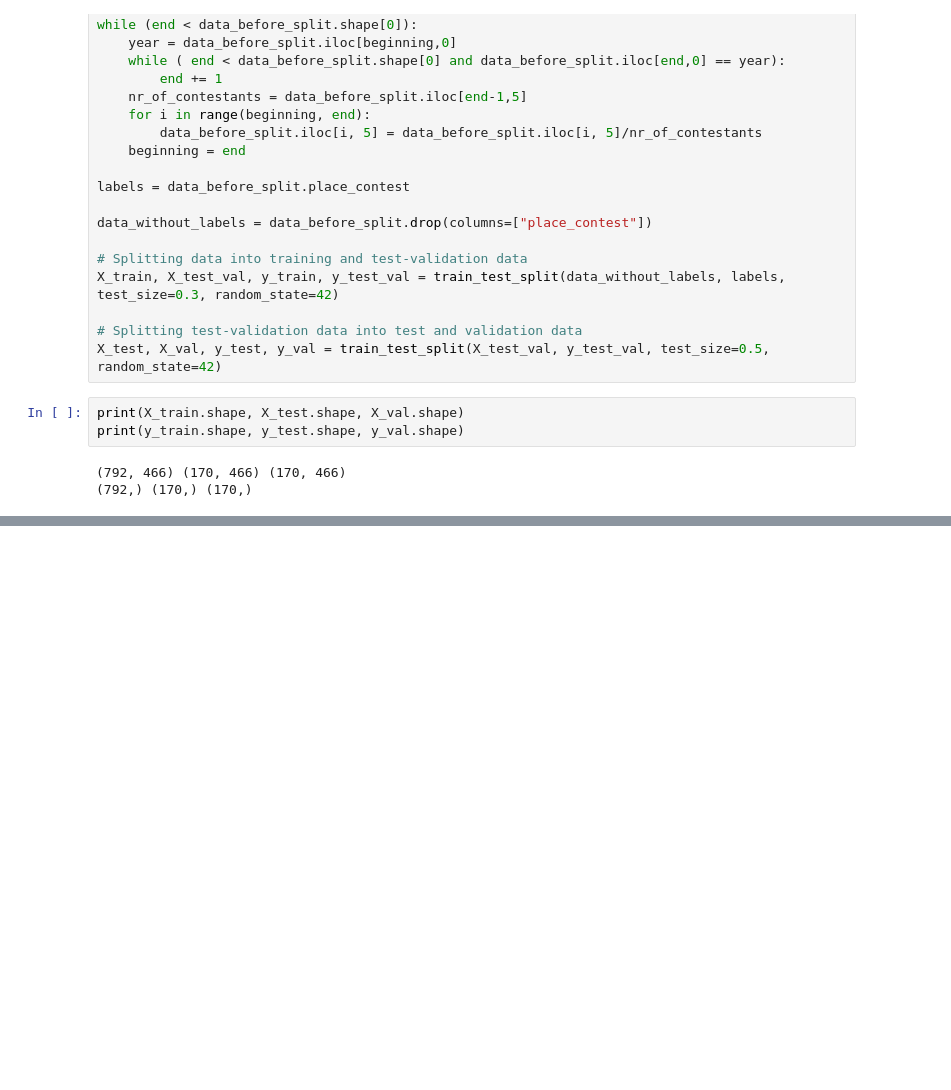
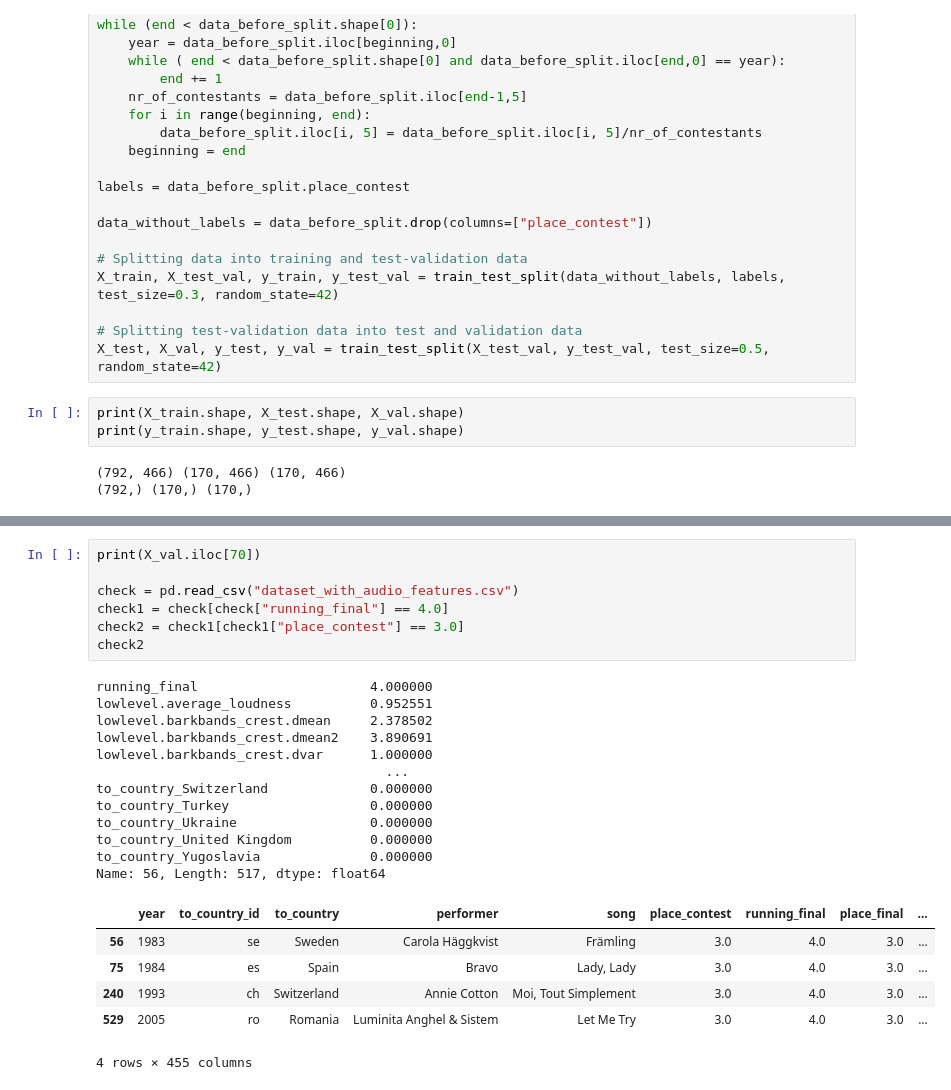
Before and after one commit to MariaKuusvek/Datascience-STM-Project, a Jupyter notebook: Data1.ipynb, the cells around one changed output, grey strips where cells are left out. Cells and saved outputs as stored; diff of their text form; blank space fills up the shorter version.

```diff
--- a/Data1.ipynb
+++ b/Data1.ipynb
@@ -164,0 +199,26 @@ Confusion matrix:
+# %%
+print(X_val.iloc[70])
+
+check = pd.read_csv("dataset_with_audio_features.csv")
+check1 = check[check["running_final"] == 4.0]
+check2 = check1[check1["place_contest"] == 3.0]
+check2
+# %% [output]
+running_final                      4.000000
+lowlevel.average_loudness          0.952551
+lowlevel.barkbands_crest.dmean     2.378502
+lowlevel.barkbands_crest.dmean2    3.890691
+lowlevel.barkbands_crest.dvar      1.000000
+                                     ...
+to_country_Switzerland             0.000000
+to_country_Turkey                  0.000000
+to_country_Ukraine                 0.000000
+to_country_United Kingdom          0.000000
+to_country_Yugoslavia              0.000000
+Name: 56, Length: 517, dtype: float64
+|  | year | to_country_id | to_country | performer | song | place_contest | running_final | place_final | ... |
+| 56 | 1983 | se | Sweden | Carola Häggkvist | Främling | 3.0 | 4.0 | 3.0 | ... |
+| 75 | 1984 | es | Spain | Bravo | Lady, Lady | 3.0 | 4.0 | 3.0 | ... |
+| 240 | 1993 | ch | Switzerland | Annie Cotton | Moi, Tout Simplement | 3.0 | 4.0 | 3.0 | ... |
+| 529 | 2005 | ro | Romania | Luminita Anghel & Sistem | Let Me Try | 3.0 | 4.0 | 3.0 | ... |
+4 rows × 455 columns
```
Also changed, not shown: parts of 4 cells of this notebook.
